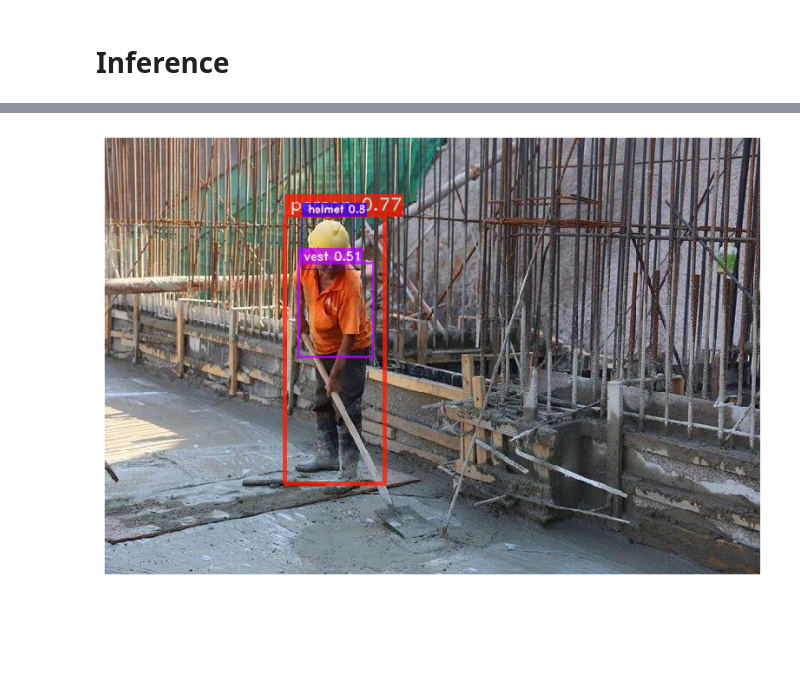
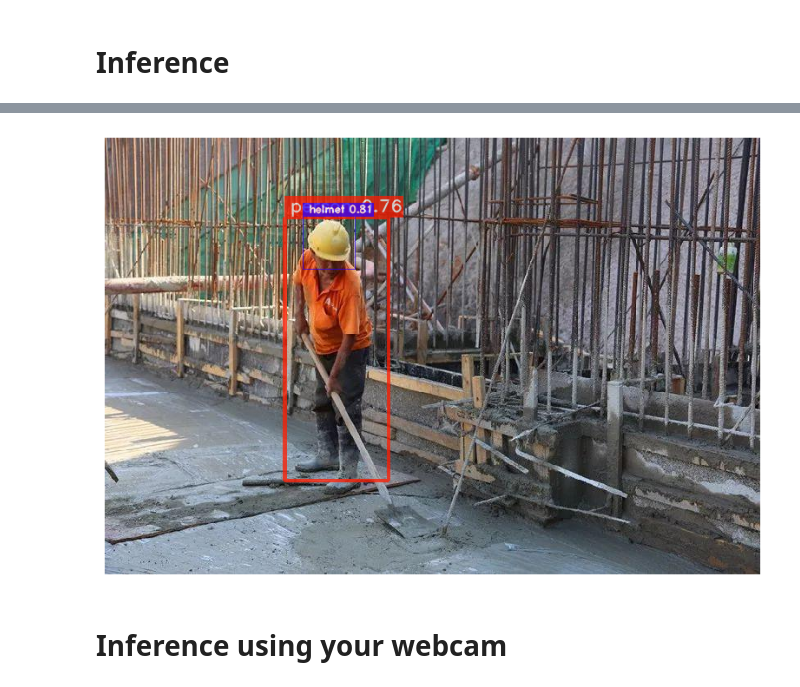
Before and after one commit to CrasCris/Yolo-Nas-FineTuning, a Jupyter notebook: train.ipynb, the cells around one changed output, grey strips where cells are left out. Drawn from its saved outputs; the diff is of its cells as text; code cells hidden in the pictures; blank space fills up the shorter version.

```diff
--- a/train.ipynb
+++ b/train.ipynb
@@ -299,6 +293,6 @@ trainer.test(
 # %% [markdown]
 # Inference
 # %%
-result = model.predict("construction-safety-2/test/images/ppe_0000_jpg.rf.c102a9a7c8dec01565a8f95ff295974c.jpg")
+result = best_model.predict("construction-safety-2/test/images/ppe_0000_jpg.rf.c102a9a7c8dec01565a8f95ff295974c.jpg")
 result.show()
 # %% [output]
@@ -306 +300,3 @@ The get_cmap function was deprecated in Matplotlib 3.7 and will be removed two m
-[figure, old version]
+[figure, new version]
+# %% [markdown]
+# Inference using your webcam
```
Also changed, not shown: parts of 6 cells of this notebook, 1 other file.
